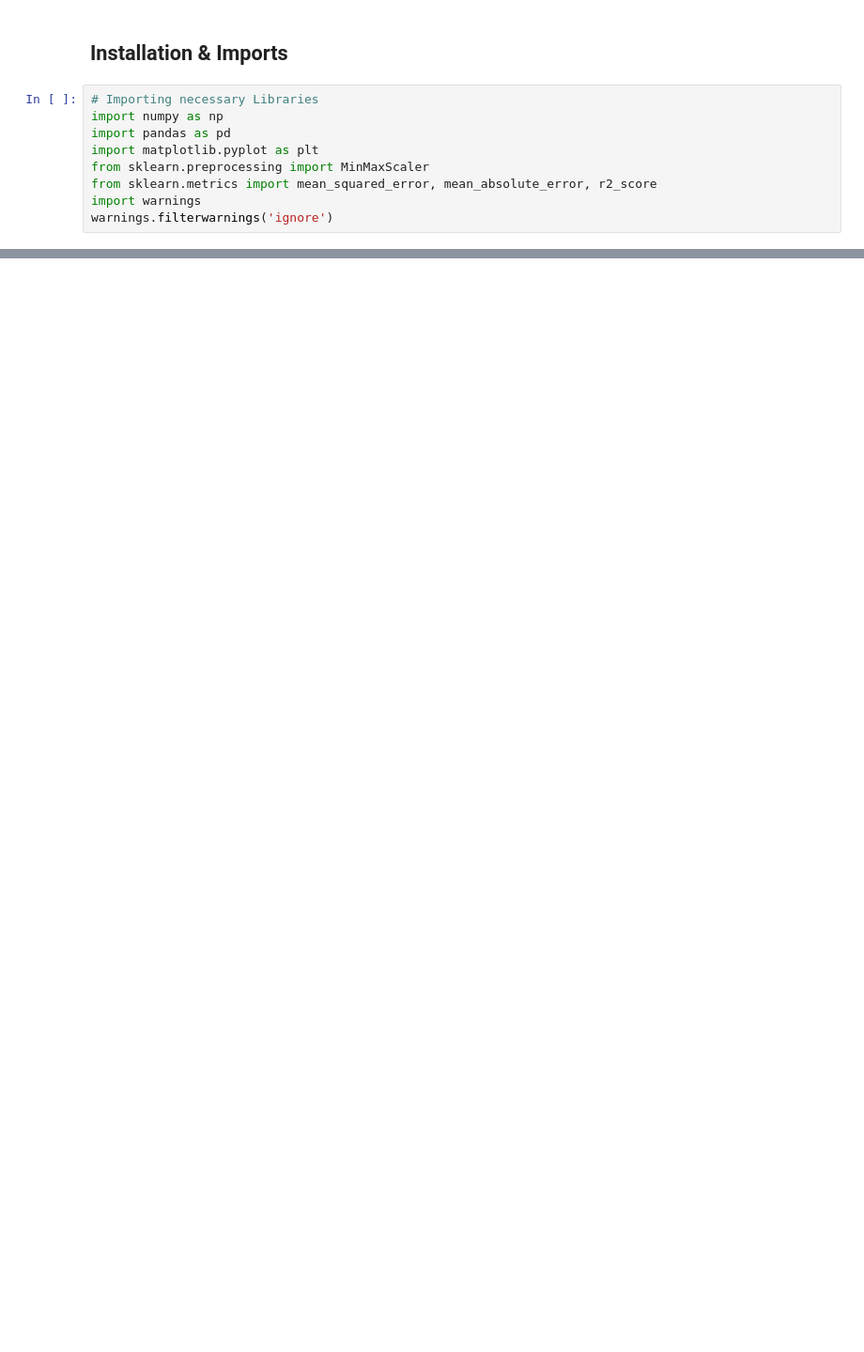
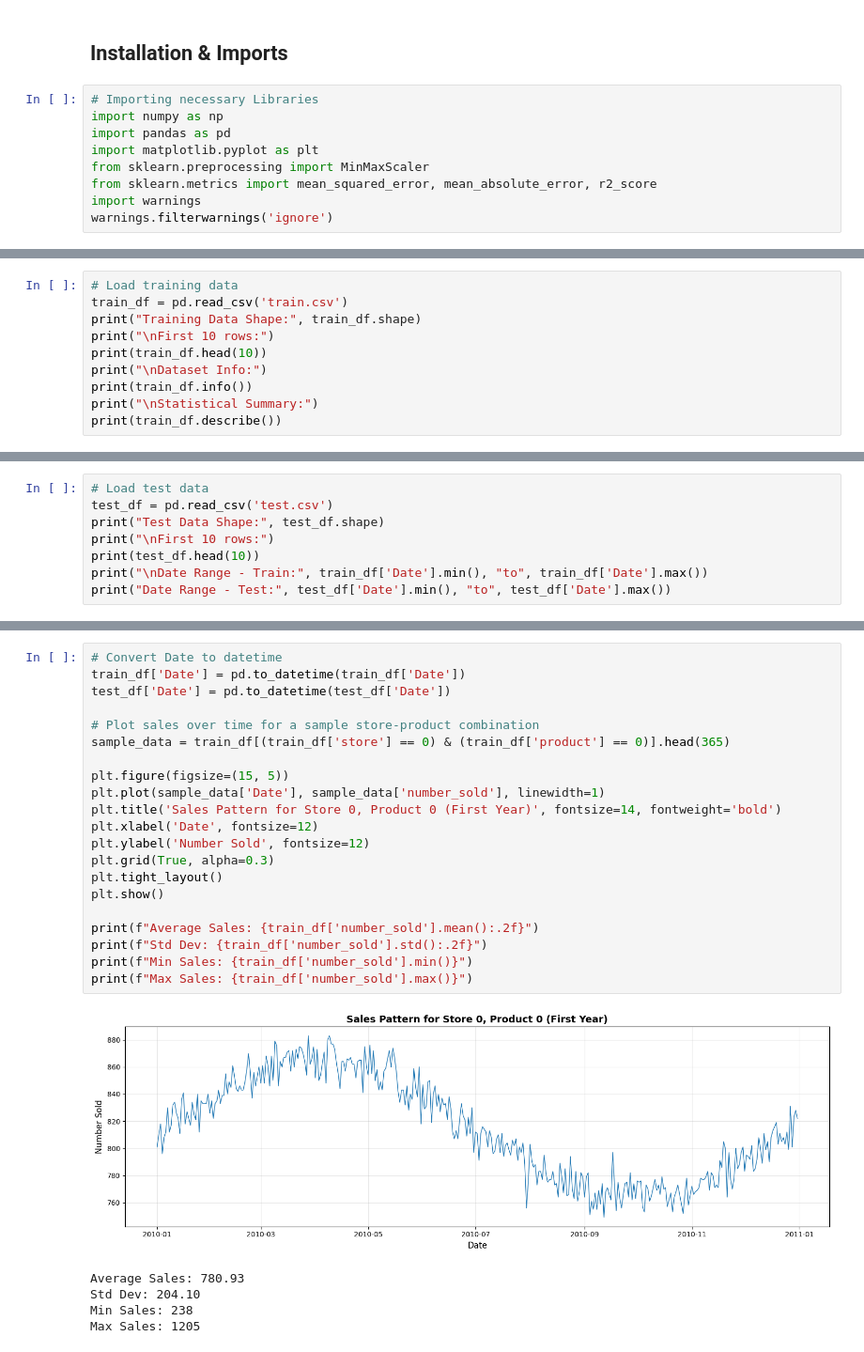
Before and after one commit to Shrisha-shrestha/ML-Scratch-Implementation, a Jupyter notebook: Assignment/RNN/RNN_scratch_implementation.ipynb, the cells around one changed output, grey strips where cells are left out. Shown: that part at 94% size. Drawn from its saved outputs; the diff is of its cells as text; blank space fills up the shorter version.

Commit message:
refactor: use a different dataset for implementing scratch RNN implementation

```diff
--- a/Assignment/RNN/RNN_scratch_implementation.ipynb
+++ b/Assignment/RNN/RNN_scratch_implementation.ipynb
@@ -594,0 +78,10 @@ print(f"\n✓ Model Performance: R² = {r2:.4f}, RMSE = {rmse:.2f}")
+# %%
+# Load training data
+train_df = pd.read_csv('train.csv')
+print("Training Data Shape:", train_df.shape)
+print("\nFirst 10 rows:")
+print(train_df.head(10))
+print("\nDataset Info:")
+print(train_df.info())
+print("\nStatistical Summary:")
+print(train_df.describe())
@@ -594,0 +106,8 @@ print(f"\n✓ Model Performance: R² = {r2:.4f}, RMSE = {rmse:.2f}")
+# %%
+# Load test data
+test_df = pd.read_csv('test.csv')
+print("Test Data Shape:", test_df.shape)
+print("\nFirst 10 rows:")
+print(test_df.head(10))
+print("\nDate Range - Train:", train_df['Date'].min(), "to", train_df['Date'].max())
+print("Date Range - Test:", test_df['Date'].min(), "to", test_df['Date'].max())
@@ -594,0 +136,27 @@ print(f"\n✓ Model Performance: R² = {r2:.4f}, RMSE = {rmse:.2f}")
+# %%
+# Convert Date to datetime
+train_df['Date'] = pd.to_datetime(train_df['Date'])
+test_df['Date'] = pd.to_datetime(test_df['Date'])
+
+# Plot sales over time for a sample store-product combination
+sample_data = train_df[(train_df['store'] == 0) & (train_df['product'] == 0)].head(365)
+
+plt.figure(figsize=(15, 5))
+plt.plot(sample_data['Date'], sample_data['number_sold'], linewidth=1)
+plt.title('Sales Pattern for Store 0, Product 0 (First Year)', fontsize=14, fontweight='bold')
+plt.xlabel('Date', fontsize=12)
+plt.ylabel('Number Sold', fontsize=12)
+plt.grid(True, alpha=0.3)
+plt.tight_layout()
+plt.show()
+
+print(f"Average Sales: {train_df['number_sold'].mean():.2f}")
+print(f"Std Dev: {train_df['number_sold'].std():.2f}")
+print(f"Min Sales: {train_df['number_sold'].min()}")
+print(f"Max Sales: {train_df['number_sold'].max()}")
+# %% [output]
+[figure, added]
+Average Sales: 780.93
+Std Dev: 204.10
+Min Sales: 238
+Max Sales: 1205
```
Also changed, not shown: parts of 51 cells of this notebook.
